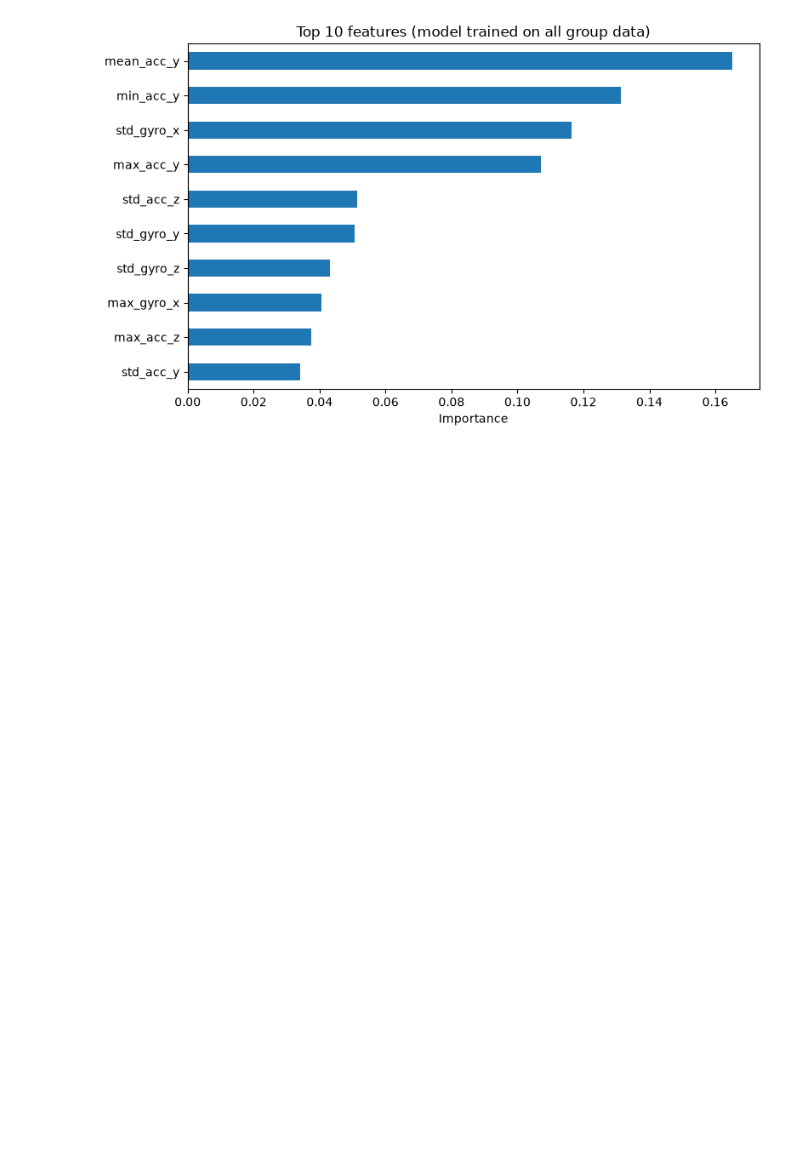
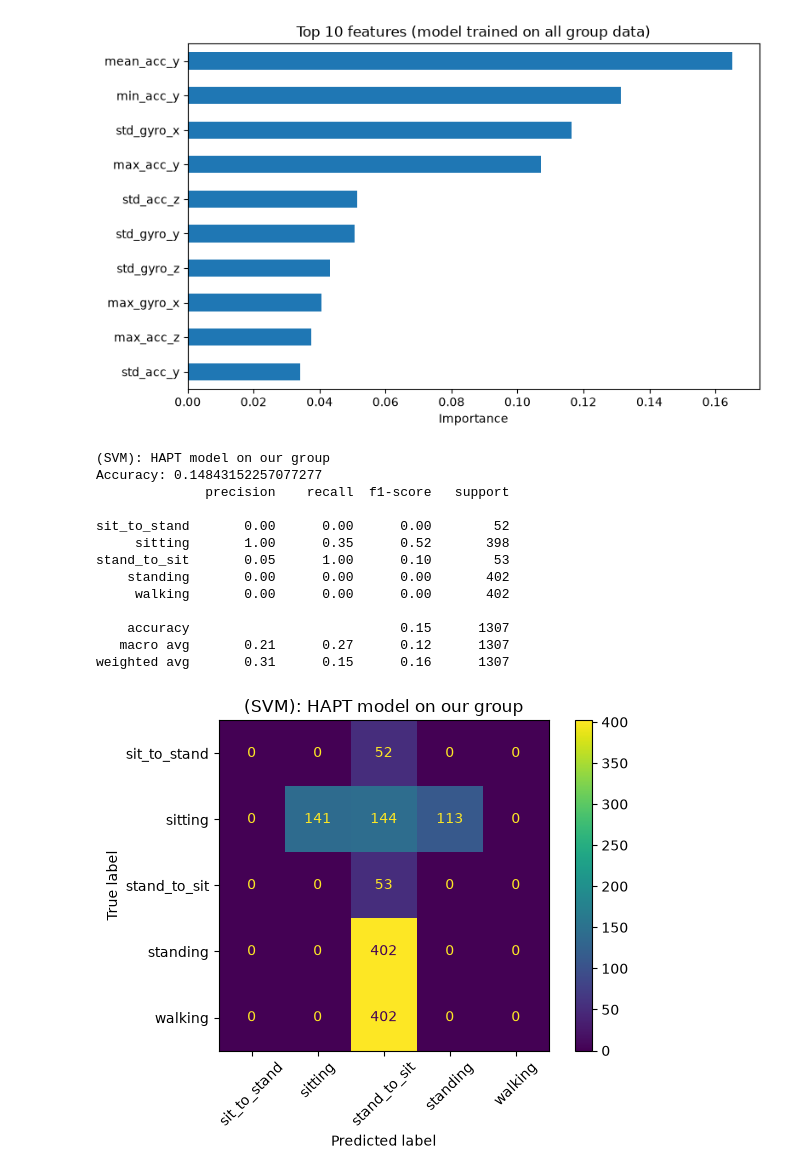
Before and after one commit to 0wenmarks/IoT_S1_Models, a Jupyter notebook: IoT_S1_Owen/notebooks/own_data_model.ipynb, the cells around one changed output. Drawn from its saved outputs; the diff is of its cells as text; code cells hidden in the pictures; blank space fills up the shorter version.

```diff
--- a/IoT_S1_Owen/notebooks/own_data_model.ipynb
+++ b/IoT_S1_Owen/notebooks/own_data_model.ipynb
@@ -182,3 +177,24 @@ max_acc_z     0.037596
 std_acc_y     0.034146
 dtype: float64
 [figure]
+# %%
+# A (SVM): HAPT model on our group
+svm_hapt = make_pipeline(StandardScaler(), SVC())
+svm_hapt.fit(hapt[BASE], hapt["activity"])
+predictions = svm_hapt.predict(group[BASE])
+report(group["activity"], predictions, "(SVM): HAPT model on our group")
+# %% [output]
+(SVM): HAPT model on our group
+Accuracy: 0.14843152257077277
+              precision    recall  f1-score   support
+
+sit_to_stand       0.00      0.00      0.00        52
+     sitting       1.00      0.35      0.52       398
+stand_to_sit       0.05      1.00      0.10        53
+    standing       0.00      0.00      0.00       402
+     walking       0.00      0.00      0.00       402
+
+    accuracy                           0.15      1307
+   macro avg       0.21      0.27      0.12      1307
+weighted avg       0.31      0.15      0.16      1307
+[figure, added]
```
Also changed, not shown: parts of 8 cells of this notebook, 37 other files.
